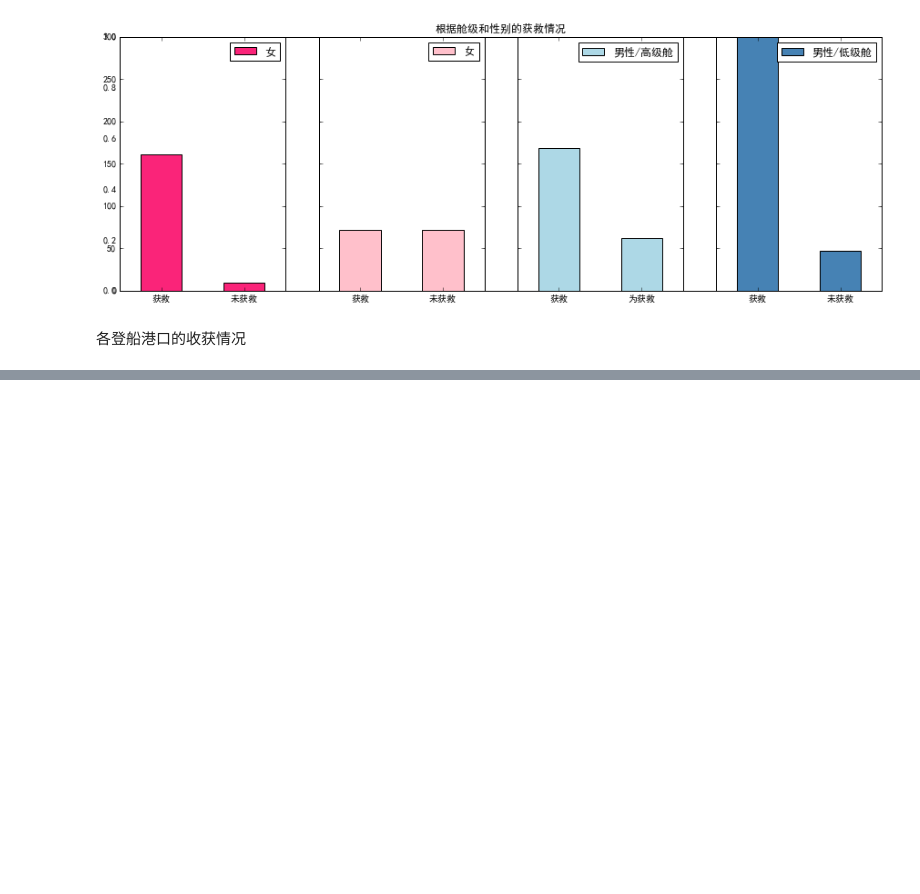
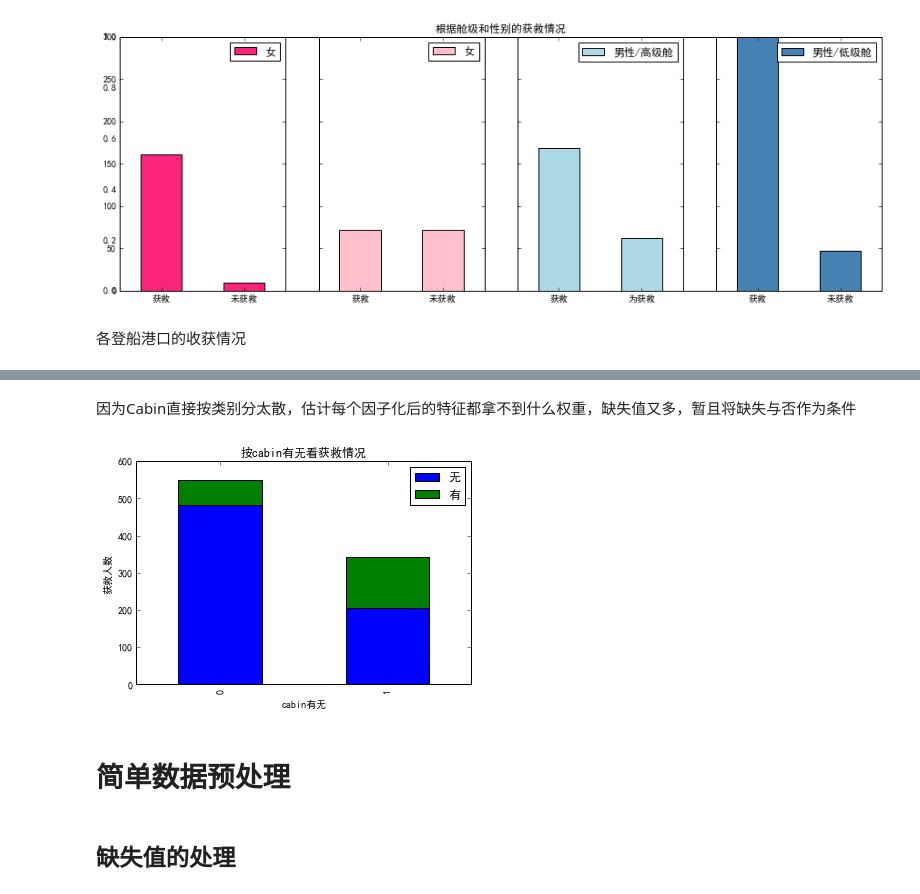
Before and after one commit to futheads/Python-study, a Jupyter notebook: MLexamples/Titanic/Titanic.ipynb, the cells around one changed output, grey strips where cells are left out. Saved outputs shown, nothing was run; the diff lists cells and outputs as text; code cells hidden in the pictures; blank space fills up the shorter version.

```diff
--- a/MLexamples/Titanic/Titanic.ipynb
+++ b/MLexamples/Titanic/Titanic.ipynb
@@ -221,0 +268,18 @@ Name: Survived, dtype: int64
+# %% [markdown]
+因为Cabin直接按类别分太散，估计每个因子化后的特征都拿不到什么权重，缺失值又多，暂且将缺失与否作为条件
+# %%
+Survive_cabin = data_train.Survived[pd.notnull(data_train.Cabin)].value_counts()
+Survive_nocabin = data_train.Survived[pd.isnull(data_train.Cabin)].value_counts()
+df = pd.DataFrame({"有": Survive_cabin, "无": Survive_nocabin})
+df.plot(kind="bar", stacked=True)
+
+plt.title("按cabin有无看获救情况")
+plt.xlabel("cabin有无")
+plt.ylabel("获救人数")
+plt.show()
+# %% [output]
+[figure, added]
+# %% [markdown]
+# 简单数据预处理
+# %% [markdown]
+## 缺失值的处理
```
Also changed, not shown: parts of 10 cells of this notebook.
